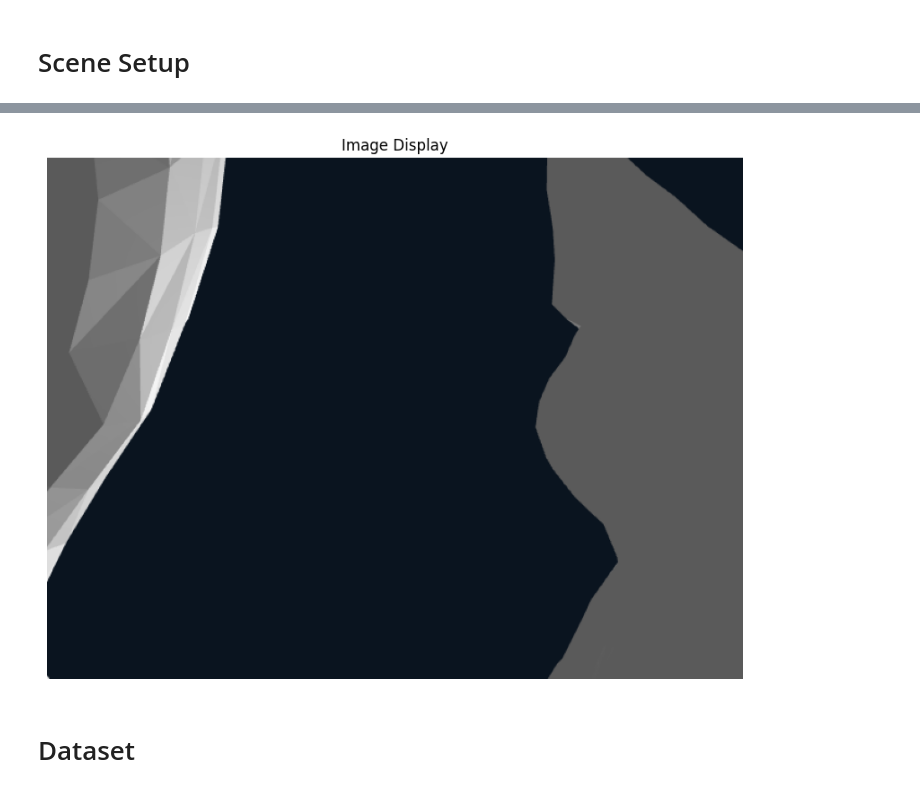
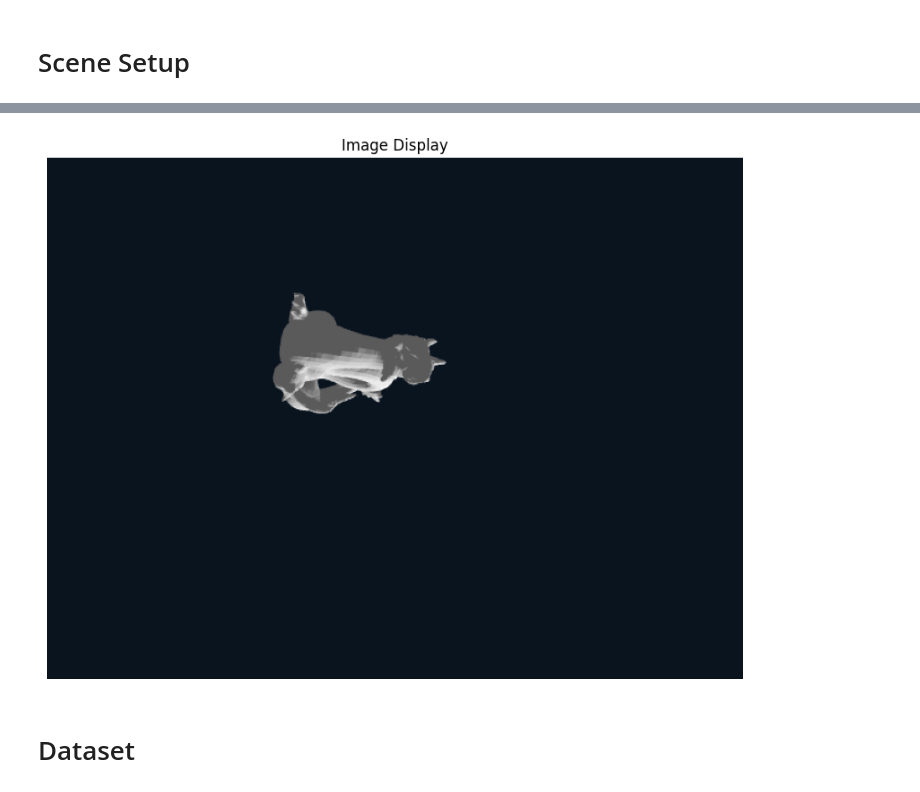
Before and after one commit to flaccagora/genesis_tests, a Jupyter notebook: tutto.ipynb, the cells around one changed output, grey strips where cells are left out. Saved outputs shown, nothing was run; the diff lists cells and outputs as text; code cells hidden in the pictures.

```diff
--- a/tutto.ipynb
+++ b/tutto.ipynb
@@ -44,7 +44,7 @@ def gs_simul_setup(entity_name):
         morph=gs.morphs.Mesh(
             file=f'assets/dragon/{entity_name}.obj',#,f'assets/material_0',f'assets/material.mtl'],
             pos=(0.5, 1, 0.3),
-            scale=0.1,
+            scale=0.2,
             ),
         material=gs.materials.FEM.Muscle(
             E=E,
@@ -74,6 +74,7 @@ def gs_simul_setup(entity_name):
         pos    = (1.5, 5, 0.8), # (3,,) per torus is enough
         lookat = (0.5, 1, 1),
         fov    = 40,
+        far    = 500,
         GUI    = False,
     )
 
@@ -102,11 +107,13 @@ import torch
 from utils.rotation import rotate_entity
 from data import show_image
 
-rotation = torch.tensor([[0.,torch.pi/4,0.]])
+print(torch.rand((1,3)))
+# rotation = torch.(3).unsqueeze(0) * torch.tensor([torch.pi]).unsqueeze(0)
+rotation = torch.rand((1,3)) * torch.pi
 scene.reset()
 center=torch.tensor([0.5, 0.1, 0.3])
-# rotate_entity(torus_fem_0,rotation,center)
+rotate_entity(torus_fem_0,rotation,center)
 scene.step()
-cam.set_pose(pos=(0,0,0))
+cam.set_pose(pos=(0,-1,90),lookat=(1,1,1))
 show_image(cam.render()[0])
 # %% [output]
@@ -114,4 +123,4 @@ show_image(cam.render()[0])
-[figure, old version]
+[figure, new version]
 # %% [markdown]
 # Dataset
 # %%
```
Also changed, not shown: parts of 2 cells of this notebook.
